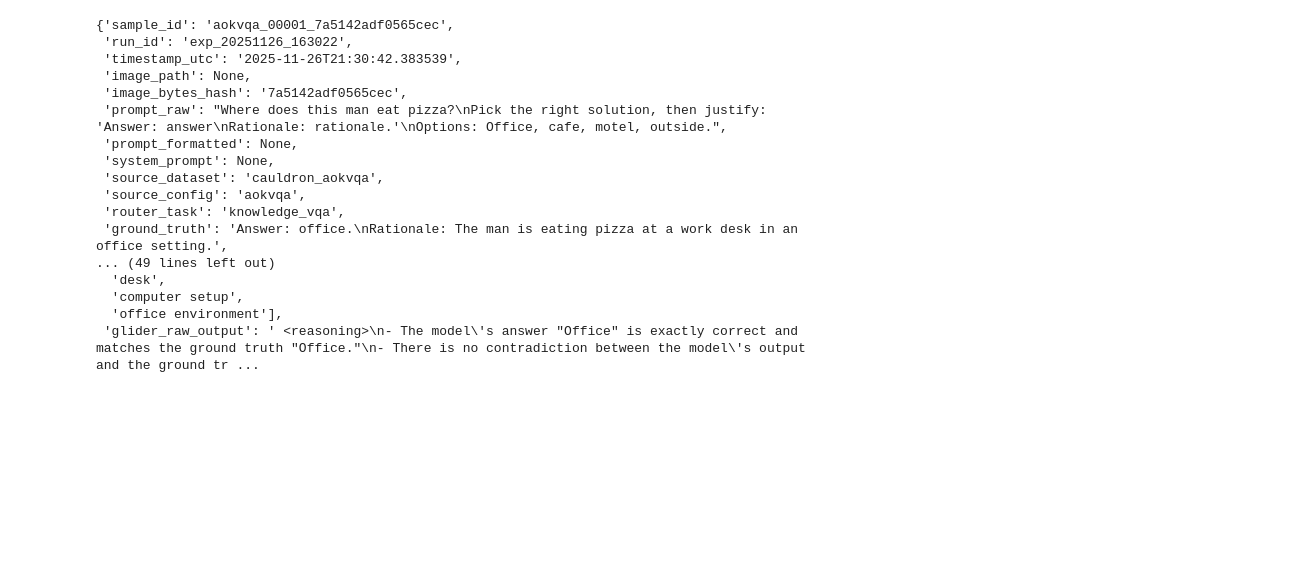
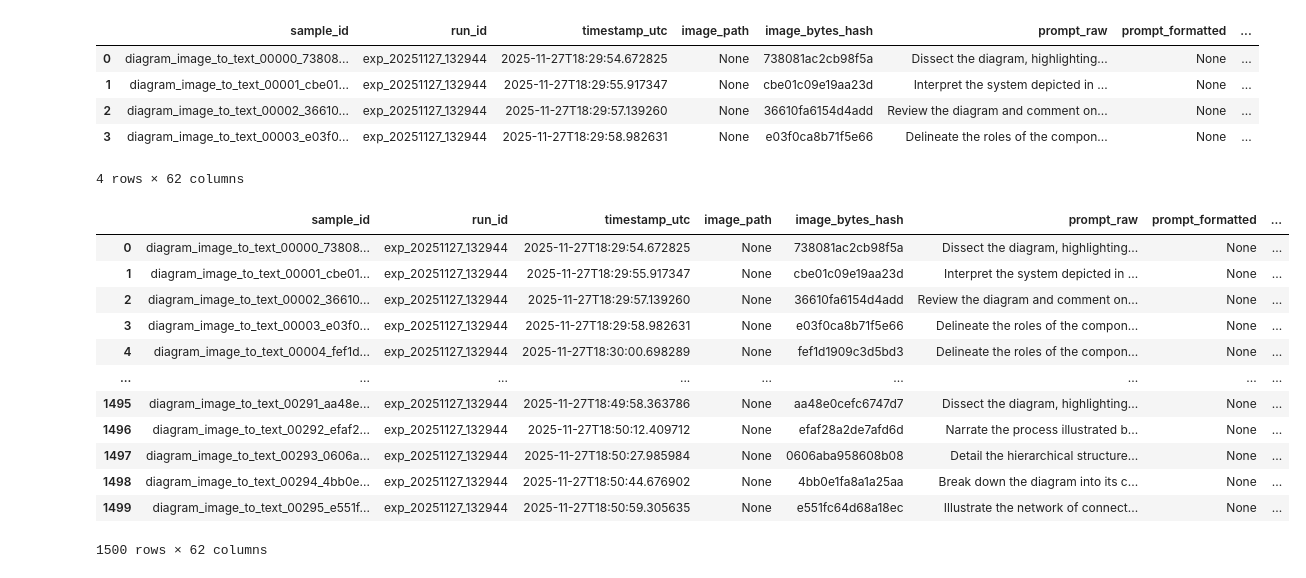
Before and after one commit to Vedaang-Chopra/Which_VLM_Router, a Jupyter notebook: code_base/which_vlm/dataset_builder/02_check_data.ipynb, the cells around one changed output. Cells and saved outputs as stored; diff of their text form; code cells hidden in the pictures; blank space fills up the shorter version.

Commit message:
Setting some EDA, and next set of datasets

```diff
--- a/code_base/which_vlm/dataset_builder/02_check_data.ipynb
+++ b/code_base/which_vlm/dataset_builder/02_check_data.ipynb
@@ -2,0 +13,5 @@ from datasets import load_dataset
+# %%
+EXPERIMENT_DIR_PATH = Path.cwd() / "experiment_data" / "runs"
+BEST_EXPERIMENT_DIR_NAME ="exp_20251127_132944"
+DATA_DIR_PATH = (EXPERIMENT_DIR_PATH / BEST_EXPERIMENT_DIR_NAME).resolve()
+os.listdir(DATA_DIR_PATH)
@@ -2,0 +33,4 @@ from datasets import load_dataset
+# %%
+EXPLORE_DATASET = "diagram_image_to_text"
+DATA_PATH = (DATA_DIR_PATH / f"{EXPLORE_DATASET}.parquet").resolve()
+DATA_PATH
@@ -37,20 +72,9 @@ ds['train'].column_names
 # %%
-ds['train'][1]
+pd.DataFrame.from_dict(ds['train'][0:4]).head()
 # %% [output]
+|  | sample_id | run_id | timestamp_utc | image_path | image_bytes_hash | prompt_raw | prompt_formatted | ... |
+| 0 | diagram_image_to_text_00000_73808... | exp_20251127_132944 | 2025-11-27T18:29:54.672825 | None | 738081ac2cb98f5a | Dissect the diagram, highlighting... | None | ... |
+| 1 | diagram_image_to_text_00001_cbe01... | exp_20251127_132944 | 2025-11-27T18:29:55.917347 | None | cbe01c09e19aa23d | Interpret the system depicted in ... | None | ... |
+| 2 | diagram_image_to_text_00002_36610... | exp_20251127_132944 | 2025-11-27T18:29:57.139260 | None | 36610fa6154d4add | Review the diagram and comment on... | None | ... |
+| 3 | diagram_image_to_text_00003_e03f0... | exp_20251127_132944 | 2025-11-27T18:29:58.982631 | None | e03f0ca8b71f5e66 | Delineate the roles of the compon... | None | ... |
-{'sample_id': 'aokvqa_00001_7a5142adf0565cec',
- 'run_id': 'exp_20251126_163022',
- 'timestamp_utc': '2025-11-26T21:30:42.383539',
- 'image_path': None,
- 'image_bytes_hash': '7a5142adf0565cec',
- 'prompt_raw': "Where does this man eat pizza?\nPick the right solution, then justify: 'Answer: answer\nRationale: rationale.'\nOptions: Office, cafe, motel, outside.",
- 'prompt_formatted': None,
- 'system_prompt': None,
- 'source_dataset': 'cauldron_aokvqa',
- 'source_config': 'aokvqa',
- 'router_task': 'knowledge_vqa',
- 'ground_truth': 'Answer: office.\nRationale: The man is eating pizza at a work desk in an office setting.',
-... (49 lines left out)
-  'desk',
-  'computer setup',
-  'office environment'],
- 'glider_raw_output': ' <reasoning>\n- The model\'s answer "Office" is exactly correct and matches the ground truth "Office."\n- There is no contradiction between the model\'s output and the ground tr ...
+4 rows × 62 columns
@@ -73,0 +81,17 @@ img.show()
+# %%
+pd.DataFrame(ds['train'])
+# ['sample_id'][0].split(EXPLORE_DATASET+"_", 1)[1]
+# %% [output]
+|  | sample_id | run_id | timestamp_utc | image_path | image_bytes_hash | prompt_raw | prompt_formatted | ... |
+| 0 | diagram_image_to_text_00000_73808... | exp_20251127_132944 | 2025-11-27T18:29:54.672825 | None | 738081ac2cb98f5a | Dissect the diagram, highlighting... | None | ... |
+| 1 | diagram_image_to_text_00001_cbe01... | exp_20251127_132944 | 2025-11-27T18:29:55.917347 | None | cbe01c09e19aa23d | Interpret the system depicted in ... | None | ... |
+| 2 | diagram_image_to_text_00002_36610... | exp_20251127_132944 | 2025-11-27T18:29:57.139260 | None | 36610fa6154d4add | Review the diagram and comment on... | None | ... |
+| 3 | diagram_image_to_text_00003_e03f0... | exp_20251127_132944 | 2025-11-27T18:29:58.982631 | None | e03f0ca8b71f5e66 | Delineate the roles of the compon... | None | ... |
+| 4 | diagram_image_to_text_00004_fef1d... | exp_20251127_132944 | 2025-11-27T18:30:00.698289 | None | fef1d1909c3d5bd3 | Delineate the roles of the compon... | None | ... |
+| ... | ... | ... | ... | ... | ... | ... | ... | ... |
+| 1495 | diagram_image_to_text_00291_aa48e... | exp_20251127_132944 | 2025-11-27T18:49:58.363786 | None | aa48e0cefc6747d7 | Dissect the diagram, highlighting... | None | ... |
+| 1496 | diagram_image_to_text_00292_efaf2... | exp_20251127_132944 | 2025-11-27T18:50:12.409712 | None | efaf28a2de7afd6d | Narrate the process illustrated b... | None | ... |
+| 1497 | diagram_image_to_text_00293_0606a... | exp_20251127_132944 | 2025-11-27T18:50:27.985984 | None | 0606aba958608b08 | Detail the hierarchical structure... | None | ... |
+| 1498 | diagram_image_to_text_00294_4bb0e... | exp_20251127_132944 | 2025-11-27T18:50:44.676902 | None | 4bb0e1fa8a1a25aa | Break down the diagram into its c... | None | ... |
+| 1499 | diagram_image_to_text_00295_e551f... | exp_20251127_132944 | 2025-11-27T18:50:59.305635 | None | e551fc64d68a18ec | Illustrate the network of connect... | None | ... |
+1500 rows × 62 columns
```
Also changed, not shown: parts of 16 cells of this notebook, 8 other files.
